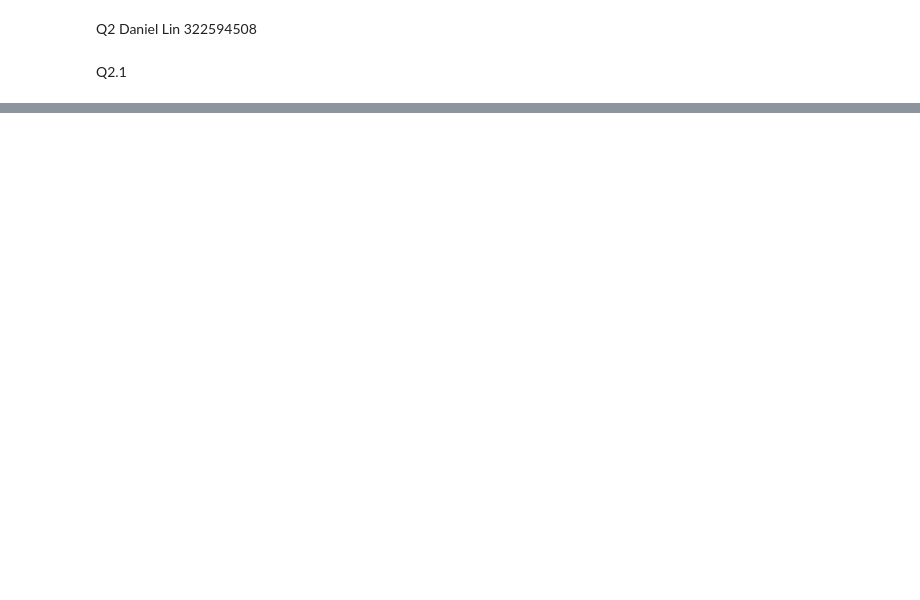
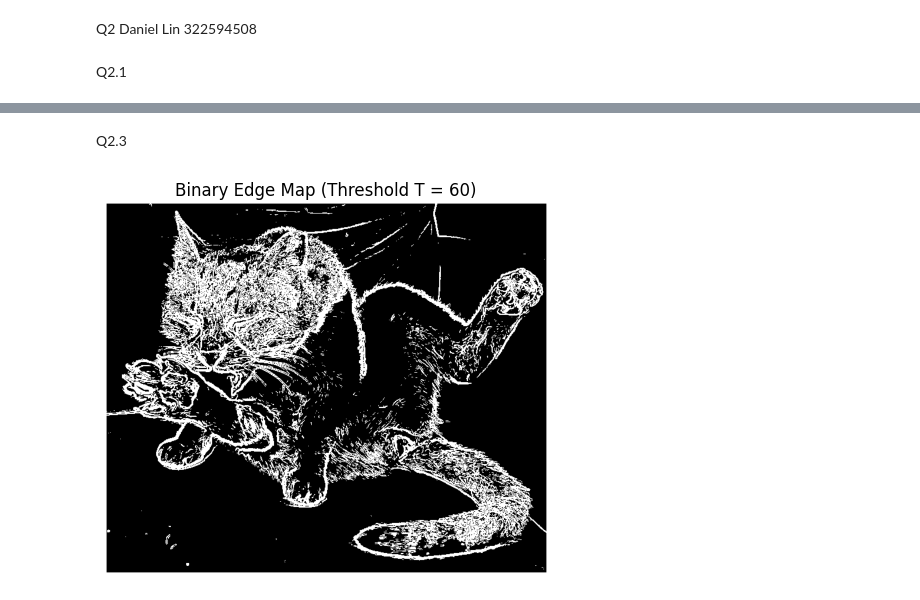
Before and after one commit to Danielin322/computer_vision_ex2, a Jupyter notebook: ex2_q2.ipynb, the cells around one changed output, grey strips where cells are left out. Saved outputs shown, nothing was run; the diff lists cells and outputs as text; code cells hidden in the pictures; blank space fills up the shorter version.

```diff
--- a/ex2_q2.ipynb
+++ b/ex2_q2.ipynb
@@ -44,0 +70,15 @@ G_y = manual_convolution(image, sobel_y_kernel)
+# %% [markdown]
+Q2.3
+# %%
+threshold = 60 # the best result was when threshold=60
+
+# יוצרים את המפה הבינארית: איפה שזה מעל T זה יהיה 255 (לבן), אחרת 0 (שחור)
+binary_edge_map = (edge_strength > threshold).astype(np.uint8) * 255
+
+# מדפיסים את התוצאה
+plt.imshow(binary_edge_map, cmap="gray")
+plt.title(f"Binary Edge Map (Threshold T = 60)")
+plt.axis("off")
+plt.show()
+# %% [output]
+[figure, added]
```
Also changed, not shown: parts of 3 cells of this notebook.
